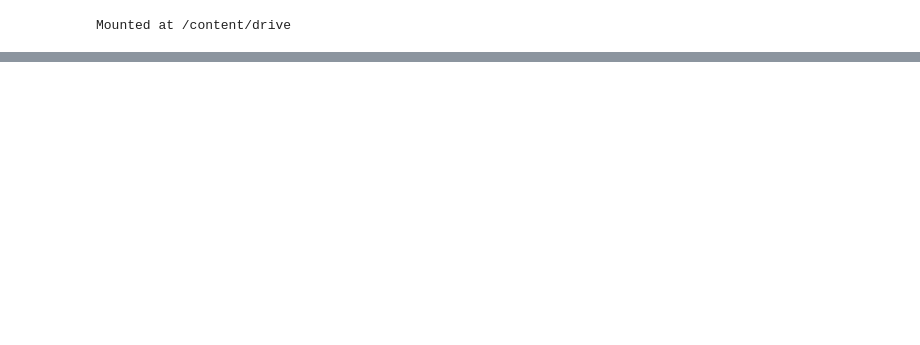
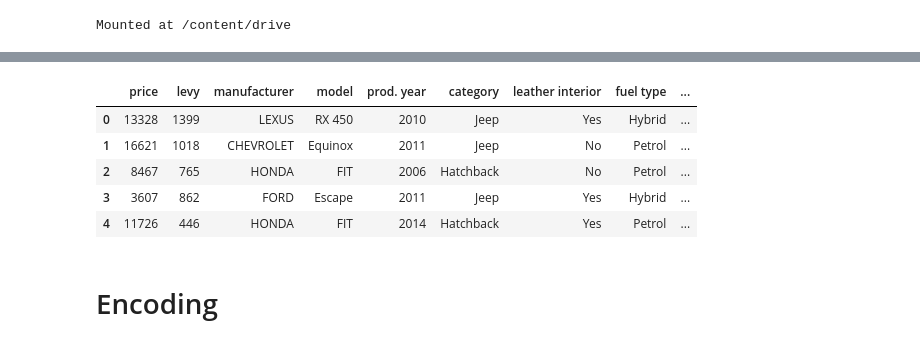
Before and after one commit to hasanzeynal/Streamlit-Car-Price, a Jupyter notebook: Modeling/car_price_prediction_with_tensorflow.ipynb, the cells around one changed output, grey strips where cells are left out. Cells and saved outputs as stored; diff of their text form; code cells hidden in the pictures; blank space fills up the shorter version.

```diff
--- a/Modeling/car_price_prediction_with_tensorflow.ipynb
+++ b/Modeling/car_price_prediction_with_tensorflow.ipynb
@@ -55,0 +183,2 @@ test_df.isna().sum(),train_df.isna().sum()
+# %%
+df['engine volume'] = df['engine volume'].astype('float')
@@ -55,0 +190,6 @@ test_df.isna().sum(),train_df.isna().sum()
+# %%
+df['doors'] = df['doors'].replace({'04-May':'4', '02-Mar':'2', '>5':'5'})
+# %%
+df['cylinders'] = df['cylinders'].astype('int64')
+# %%
+df['doors'] = df['doors'].astype('int64')
@@ -55,0 +216,11 @@ test_df.isna().sum(),train_df.isna().sum()
+# %%
+df.head()
+# %% [output]
+|  | price | levy | manufacturer | model | prod. year | category | leather interior | fuel type | ... |
+| 0 | 13328 | 1399 | LEXUS | RX 450 | 2010 | Jeep | Yes | Hybrid | ... |
+| 1 | 16621 | 1018 | CHEVROLET | Equinox | 2011 | Jeep | No | Petrol | ... |
+| 2 | 8467 | 765 | HONDA | FIT | 2006 | Hatchback | No | Petrol | ... |
+| 3 | 3607 | 862 | FORD | Escape | 2011 | Jeep | Yes | Hybrid | ... |
+| 4 | 11726 | 446 | HONDA | FIT | 2014 | Hatchback | Yes | Petrol | ... |
+# %% [markdown]
+# Encoding
```
Also changed, not shown: parts of 40 cells of this notebook.
